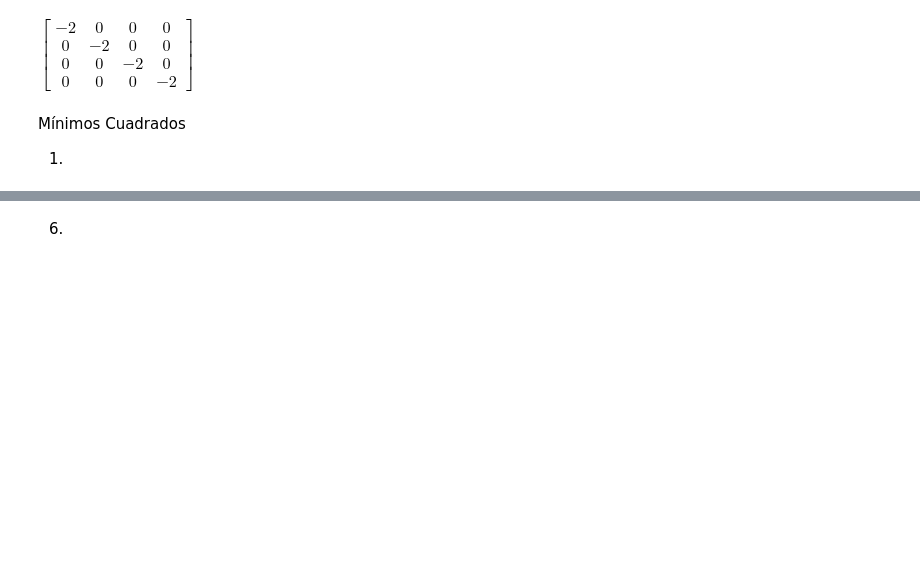
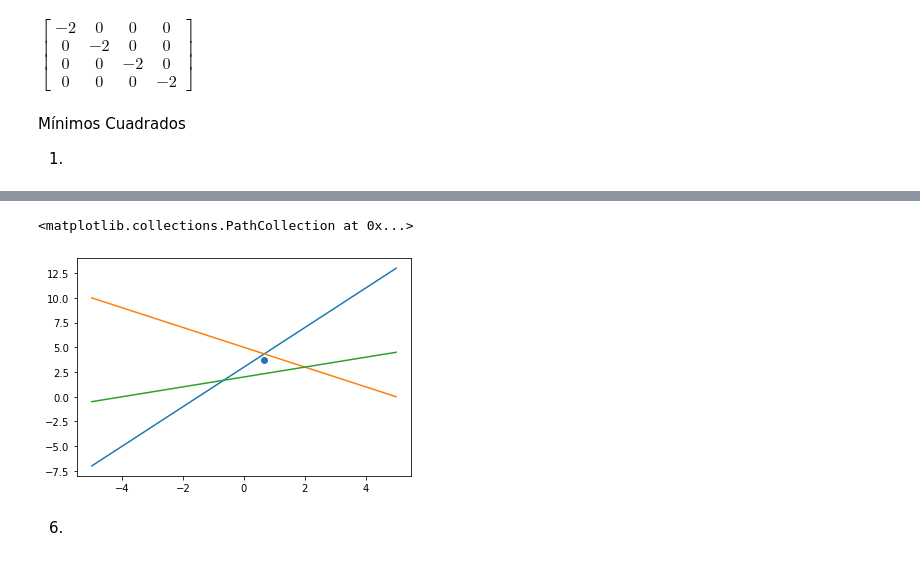
Before and after one commit to lsperezm/Metodos1-LauraPerez-SofiaLizarazo, a Jupyter notebook: Taller3/Taller3-LauraSofiaPerez-BrendaSofiaLizarazo.ipynb, the cells around one changed output, grey strips where cells are left out. Saved outputs shown, nothing was run; the diff lists cells and outputs as text; code cells hidden in the pictures; blank space fills up the shorter version.

```diff
--- a/Taller3/Taller3-LauraSofiaPerez-BrendaSofiaLizarazo.ipynb
+++ b/Taller3/Taller3-LauraSofiaPerez-BrendaSofiaLizarazo.ipynb
@@ -806,3 +835,20 @@ plt.plot(x,l3(x))
+# %%
+line_1 = [2, 3]  # y = 2x + 3
+line_2 = [-1, 5] # y = -x + 5
+line_3 = [0.5, 2] # y = 0.5x + 2
+
+common_point_ = find_common_point(line_1, line_2, line_3)
+
+l_1= (lambda x: 2*x  +3)
+l_2= (lambda x: -x + 5)
+l_3= (lambda x: 0.5*x + 2)
+plt.plot(x,l_1(x))
+plt.plot(x,l_2(x))
+plt.plot(x,l_3(x))
+plt.scatter(common_point_[0],common_point_[1])
+# %% [output]
+<matplotlib.collections.PathCollection at 0x...>
+[figure, added]
 # %% [markdown]
 6.
 # %% [markdown]
```
Also changed, not shown: parts of 4 cells of this notebook.
